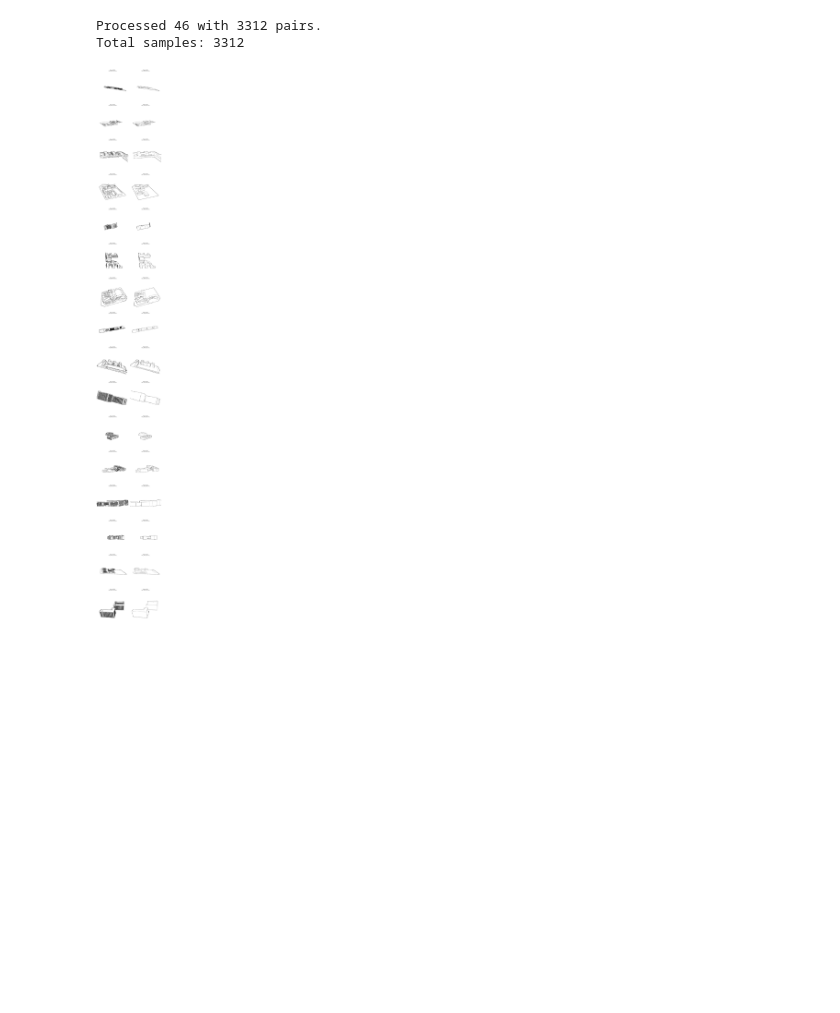
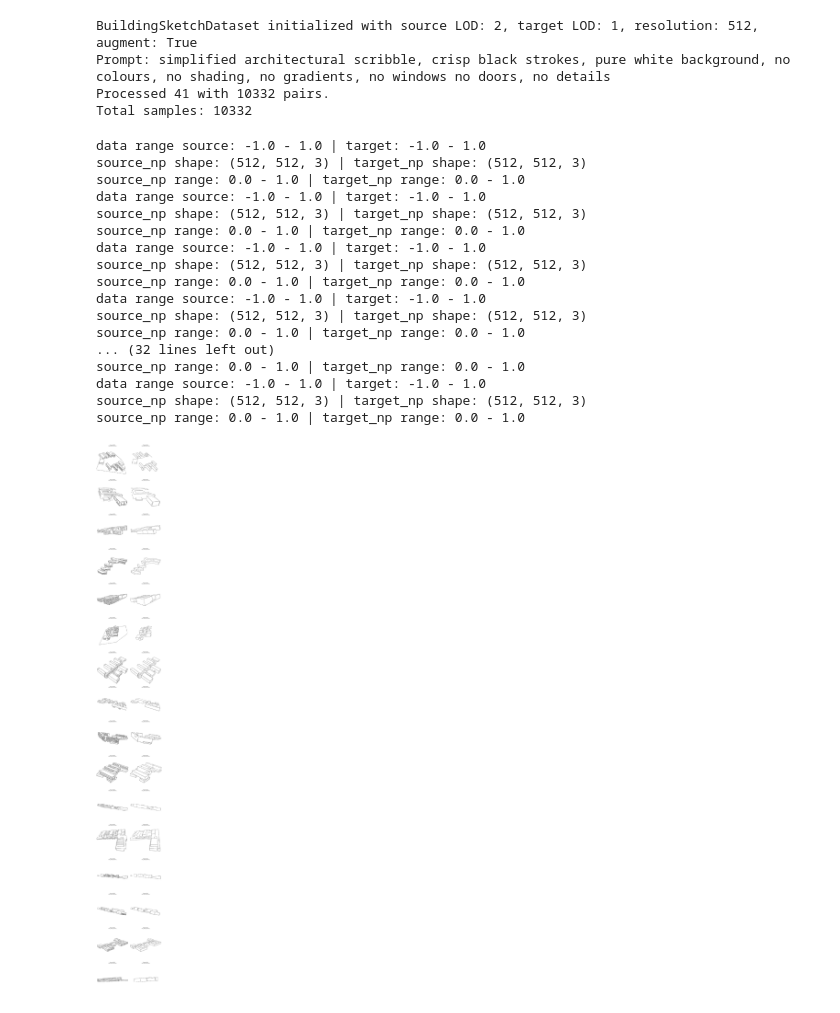
Before and after one commit to JeansAthiwat/progressive_img2sketch, a Jupyter notebook: diffusers/examples/controlnet/dataset_visualize.ipynb, the cells around one changed output. Drawn from its saved outputs; the diff is of its cells as text; code cells hidden in the pictures; blank space fills up the shorter version.

Commit message:
state of data extraction

```diff
--- a/diffusers/examples/controlnet/dataset_visualize.ipynb
+++ b/diffusers/examples/controlnet/dataset_visualize.ipynb
@@ -9,51 +10,72 @@ import os
 # %%
 # Instantiate dataset with augmentations
-dataset = BuildingSketchDataset(
-    data_root="/home/athiwat/progressive_img2sketch/resources/LOD_combined_sketches_best_i_think",
-    pair_from_to=(3, 1),
-    resolution=512,
-    augment=True
-)
+dataset = SchoolRasterSketchDataset(
+        tokenizer= AutoTokenizer.from_pretrained("stable-diffusion-v1-5/stable-diffusion-v1-5", subfolder="tokenizer"),
+        pair_from_to=(2,1),
+        augment=True
+    )
 
 # Check total samples
 print("Total samples:", len(dataset))
 # %% [output]
-Processed 46 with 3312 pairs.
-Total samples: 3312
+BuildingSketchDataset initialized with source LOD: 2, target LOD: 1, resolution: 512, augment: True
+Prompt: simplified architectural scribble, crisp black strokes, pure white background, no colours, no shading, no gradients, no windows no doors, no details
+Processed 41 with 10332 pairs.
+Total samples: 10332
 # %%
 import matplotlib.pyplot as plt
 
 # Desired resolution per subplot
 img_size = 512
 dpi = 100
 figsize = (2 * img_size / dpi, 16 * img_size / dpi)  # (width, height) in inches
 
 # Randomly sample 16 pairs
 indices = random.sample(range(len(dataset)), 16)
 samples = [dataset[i] for i in indices]
 paths = [dataset.image_pairs[i] for i in indices]
 
 # Create figure
 fig, axes = plt.subplots(nrows=16, ncols=2, figsize=figsize, dpi=dpi)
 
 for row, (sample, (src_path, tgt_path)) in enumerate(zip(samples, paths)):
     source_img = sample["conditioning_pixel_values"]
     target_img = sample["pixel_values"]
+    print(f"data range source: {source_img.min()} - {source_img.max()} | target: {target_img.min()} - {target_img.max()}")
 
-    # Convert to HWC format
-    source_np = source_img.permute(1, 2, 0).numpy()
-    target_np = target_img.permute(1, 2, 0).numpy()
+    # Denormalize from [-1, 1] to [0, 1]
+    source_np = ((source_img.permute(1, 2, 0).numpy() + 1) / 2).clip(0, 1)
+    target_np = ((target_img.permute(1, 2, 0).numpy() + 1) / 2).clip(0, 1)
+    print(f"source_np shape: {source_np.shape} | target_np shape: {target_np.shape}")
+    print(f"source_np range: {source_np.min()} - {source_np.max()} | target_np range: {target_np.min()} - {target_np.max()}")
 
     # Plot with no interpolation (keeps crisp lines)
     axes[row, 0].imshow(source_np, interpolation='nearest')
     axes[row, 0].set_title(f"Source (LOD{dataset.source_lod})\n{os.path.basename(src_path)}", fontsize=8)
     axes[row, 0].axis("off")
 
     axes[row, 1].imshow(target_np, interpolation='nearest')
     axes[row, 1].set_title(f"Target (LOD{dataset.target_lod})\n{os.path.basename(tgt_path)}", fontsize=8)
     axes[row, 1].axis("off")
 
 plt.tight_layout()
 plt.show()
 # %% [output]
+data range source: -1.0 - 1.0 | target: -1.0 - 1.0
+source_np shape: (512, 512, 3) | target_np shape: (512, 512, 3)
+source_np range: 0.0 - 1.0 | target_np range: 0.0 - 1.0
+data range source: -1.0 - 1.0 | target: -1.0 - 1.0
+source_np shape: (512, 512, 3) | target_np shape: (512, 512, 3)
+source_np range: 0.0 - 1.0 | target_np range: 0.0 - 1.0
+data range source: -1.0 - 1.0 | target: -1.0 - 1.0
+source_np shape: (512, 512, 3) | target_np shape: (512, 512, 3)
+source_np range: 0.0 - 1.0 | target_np range: 0.0 - 1.0
+data range source: -1.0 - 1.0 | target: -1.0 - 1.0
+source_np shape: (512, 512, 3) | target_np shape: (512, 512, 3)
+source_np range: 0.0 - 1.0 | target_np range: 0.0 - 1.0
+... (32 lines left out)
+source_np range: 0.0 - 1.0 | target_np range: 0.0 - 1.0
+data range source: -1.0 - 1.0 | target: -1.0 - 1.0
+source_np shape: (512, 512, 3) | target_np shape: (512, 512, 3)
+source_np range: 0.0 - 1.0 | target_np range: 0.0 - 1.0
-[figure, old version]
+[figure, new version]
```
Also changed, not shown: parts of 1 cell of this notebook, 5 other files.
